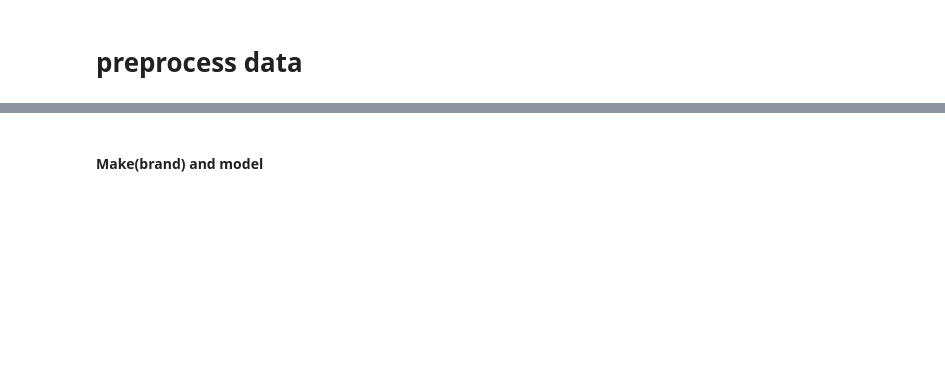
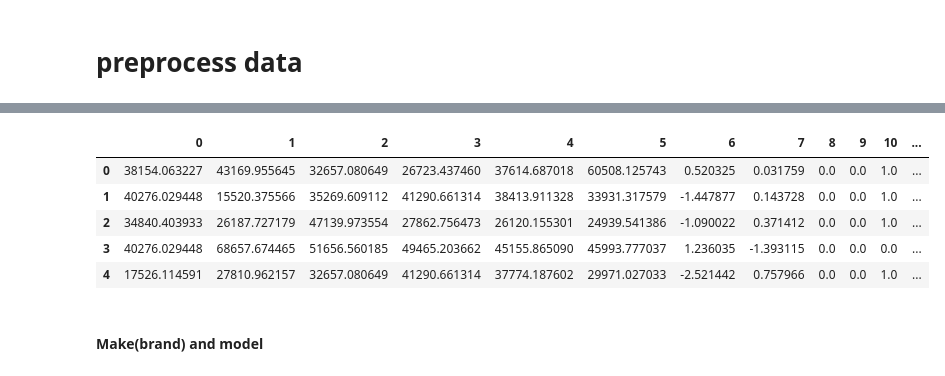
Before and after one commit to TommyClemenzaChen/MLprojects, a Jupyter notebook: car_price/model.ipynb, the cells around one changed output, grey strips where cells are left out. Drawn from its saved outputs; the diff is of its cells as text; code cells hidden in the pictures; blank space fills up the shorter version.

```diff
--- a/car_price/model.ipynb
+++ b/car_price/model.ipynb
@@ -155,9 +95,0 @@ Name: count, dtype: int64
-# %%
-def fuel_encoder(row):
-
-    if row['fuel_type'] in "–not supported":
-        return 'Gasoline'
-    return row['fuel_type']
-df['fuel_type'] = df.apply(fuel_encoder, axis = 1)
-
-print(df['fuel_type'].value_counts())
@@ -171,0 +225,7 @@ Name: count, dtype: int64
+# %%
+engine_feature_transformer = engine_features()
+X = engine_feature_transformer.fit_transform(X)
+
+
+# print the value of engine for all missing values that isnt "-"
+X.loc[X['Cylinder_configuration'].isna(), 'engine'].value_counts()
@@ -171,0 +281,22 @@ Name: count, dtype: int64
+# %%
+# get the selected values
+interior_vals = most_frequent_value(X['int_col'], 1000)
+exterior_vals = most_frequent_value(X['ext_col'], 500)
+fuel_vals = most_frequent_value(X['fuel_type'], 0)
+
+transmission_vals = most_frequent_value(X['transmission'], 1000)
+brand_vals = most_frequent_value(X['brand'], 500)
+model_vals = most_frequent_value(X['model'], 200)
+
+# Encoders
+int_color_encoder = most_frequent_value_preprocessor('int_col', interior_vals, ['–'])
+ext_color_encoder = most_frequent_value_preprocessor('ext_col', exterior_vals, ['–'])
+fuel_encoder = most_frequent_value_preprocessor('fuel_type', fuel_vals, ['–', 'not supported'])
+transmission_encoder = most_frequent_value_preprocessor('transmission', transmission_vals, ['–'])
+brand_encoder = most_frequent_value_preprocessor('brand', brand_vals, ['–'])
+model_encoder = most_frequent_value_preprocessor('model', model_vals, ['–'])
+
+
+# numerical columns:
+
+num_cols = X.select_dtypes(include=[int, float]).columns
@@ -172,3 +407,12 @@ Name: count, dtype: int64
+# %%
+X.head()
+# %% [output]
+|  | 0 | 1 | 2 | 3 | 4 | 5 | 6 | 7 | 8 | 9 | 10 | ... |
+| 0 | 38154.063227 | 43169.955645 | 32657.080649 | 26723.437460 | 37614.687018 | 60508.125743 | 0.520325 | 0.031759 | 0.0 | 0.0 | 1.0 | ... |
+| 1 | 40276.029448 | 15520.375566 | 35269.609112 | 41290.661314 | 38413.911328 | 33931.317579 | -1.447877 | 0.143728 | 0.0 | 0.0 | 1.0 | ... |
+| 2 | 34840.403933 | 26187.727179 | 47139.973554 | 27862.756473 | 26120.155301 | 24939.541386 | -1.090022 | 0.371412 | 0.0 | 0.0 | 1.0 | ... |
+| 3 | 40276.029448 | 68657.674465 | 51656.560185 | 49465.203662 | 45155.865090 | 45993.777037 | 1.236035 | -1.393115 | 0.0 | 0.0 | 0.0 | ... |
+| 4 | 17526.114591 | 27810.962157 | 32657.080649 | 41290.661314 | 37774.187602 | 29971.027033 | -2.521442 | 0.757966 | 0.0 | 0.0 | 1.0 | ... |
 # %% [markdown]
 #### Make(brand) and model
 # %%
```
Also changed, not shown: parts of 43 cells of this notebook.
